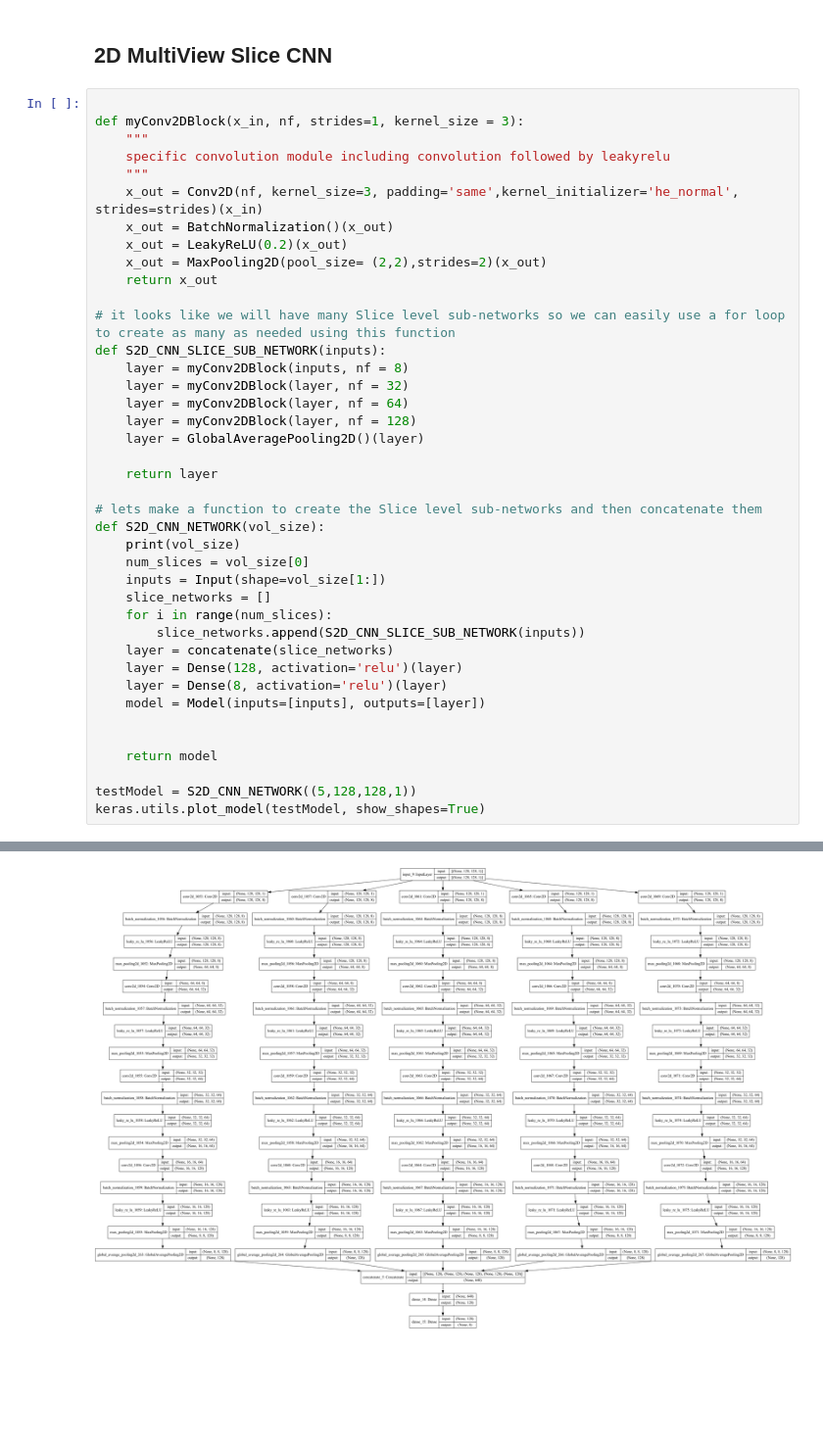
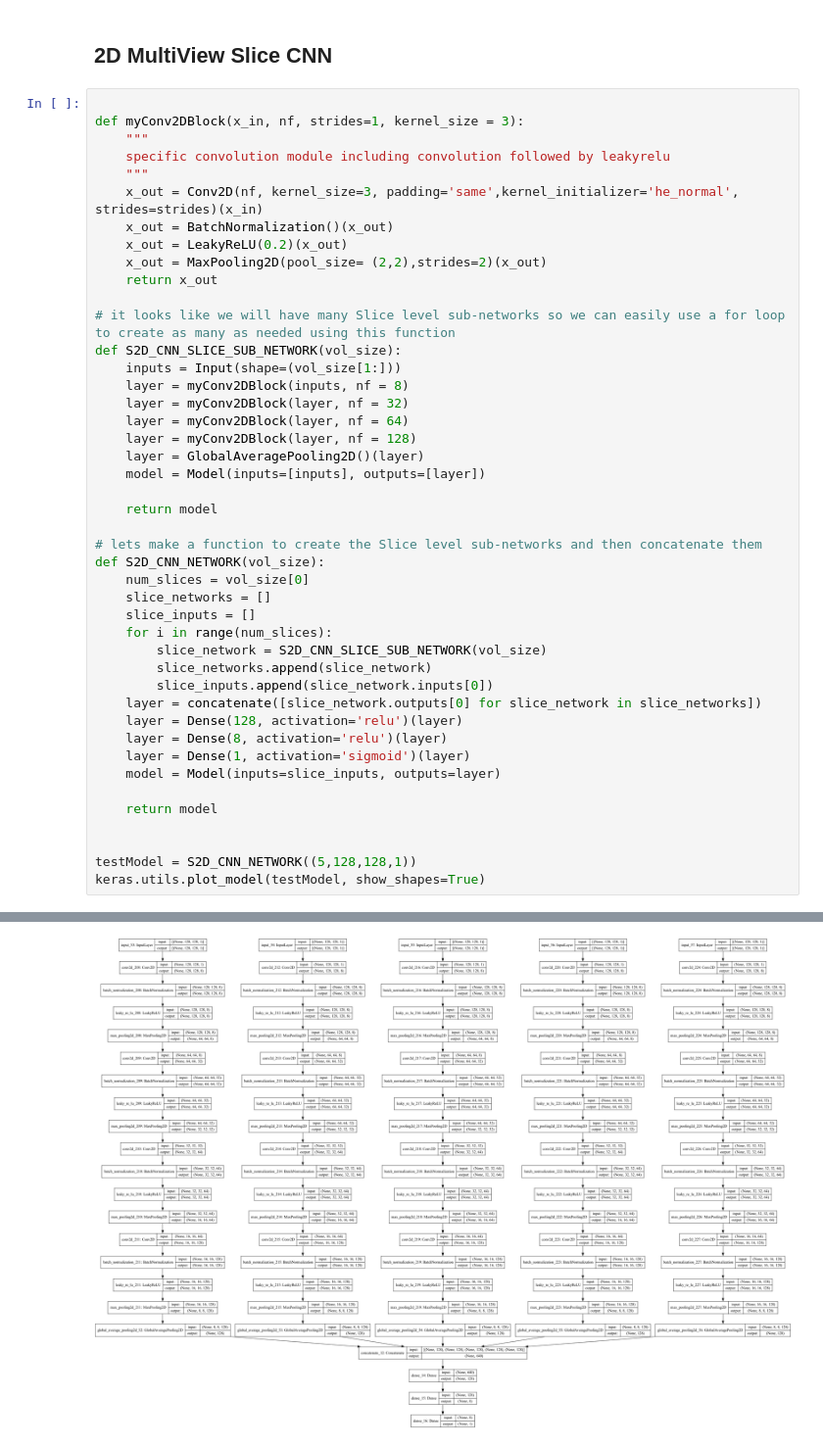
Before and after one commit to amsainju/ADNI2023, a Jupyter notebook: S3DCNN.ipynb, the cells around one changed output, grey strips where cells are left out. Shown at 98% size. Drawn from its saved outputs; the diff is of its cells as text; blank space fills up the shorter version.

Commit message:
📦  FEAT: configure each 2D CNN to have its own seperate input layer for each slice

```diff
--- a/S3DCNN.ipynb
+++ b/S3DCNN.ipynb
@@ -279,31 +279,35 @@ def myConv2DBlock(x_in, nf, strides=1, kernel_size = 3):
     return x_out
 
 # it looks like we will have many Slice level sub-networks so we can easily use a for loop to create as many as needed using this function
-def S2D_CNN_SLICE_SUB_NETWORK(inputs):
+def S2D_CNN_SLICE_SUB_NETWORK(vol_size):
+    inputs = Input(shape=(vol_size[1:]))
     layer = myConv2DBlock(inputs, nf = 8)
     layer = myConv2DBlock(layer, nf = 32)
     layer = myConv2DBlock(layer, nf = 64)
     layer = myConv2DBlock(layer, nf = 128)
     layer = GlobalAveragePooling2D()(layer)
+    model = Model(inputs=[inputs], outputs=[layer])
 
-    return layer
+    return model
 
 # lets make a function to create the Slice level sub-networks and then concatenate them
 def S2D_CNN_NETWORK(vol_size):
-    print(vol_size)
     num_slices = vol_size[0]
-    inputs = Input(shape=vol_size[1:])
     slice_networks = []
+    slice_inputs = []
     for i in range(num_slices):
-        slice_networks.append(S2D_CNN_SLICE_SUB_NETWORK(inputs))
-    layer = concatenate(slice_networks)
+        slice_network = S2D_CNN_SLICE_SUB_NETWORK(vol_size)
+        slice_networks.append(slice_network)
+        slice_inputs.append(slice_network.inputs[0])
+    layer = concatenate([slice_network.outputs[0] for slice_network in slice_networks])
     layer = Dense(128, activation='relu')(layer)
     layer = Dense(8, activation='relu')(layer)
-    model = Model(inputs=[inputs], outputs=[layer])
-
+    layer = Dense(1, activation='sigmoid')(layer)
+    model = Model(inputs=slice_inputs, outputs=layer)
 
     return model
 
+
 testModel = S2D_CNN_NETWORK((5,128,128,1))
 keras.utils.plot_model(testModel, show_shapes=True)
 # %% [output]
@@ -311 +314 @@ keras.utils.plot_model(testModel, show_shapes=True)
-[figure, old version]
+[figure, new version]
```
Also changed, not shown: parts of 1 cell of this notebook.
